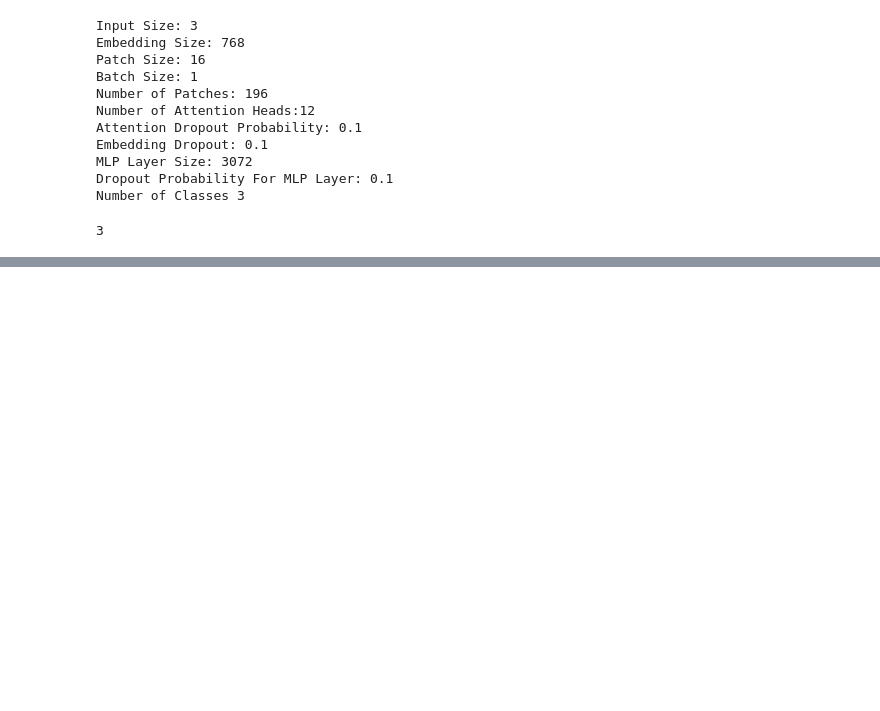
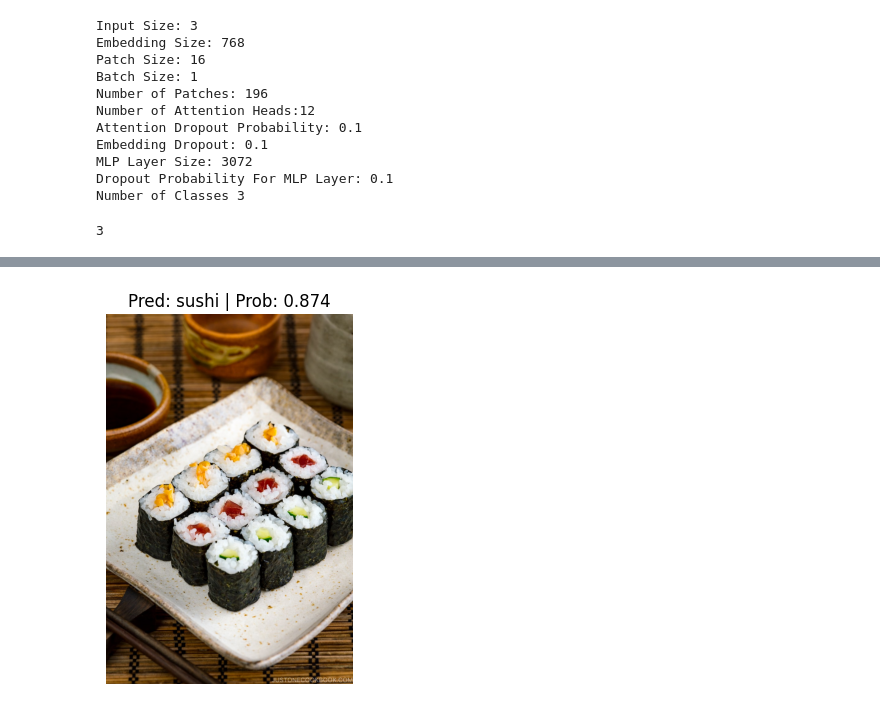
Before and after one commit to vishal-14069/Dishcovery, a Jupyter notebook: notebooks/ViT_paper_implementation.ipynb, the cells around one changed output, grey strips where cells are left out. Saved outputs shown, nothing was run; the diff lists cells and outputs as text; code cells hidden in the pictures; blank space fills up the shorter version.

```diff
--- a/notebooks/07_ml_research_paper.ipynb
+++ b/notebooks/ViT_paper_implementation.ipynb
@@ -767,0 +936,8 @@ Estimated Total Size (MB): 333.89
+# %%
+# Predict on custom image
+pred_and_plot_image(model=pretrained_vit,
+                    image_path=custom_image_path,
+                    class_names=num_classes,
+                    device=device)
+# %% [output]
+[figure, added]
```
Also changed, not shown: parts of 34 cells of this notebook.
